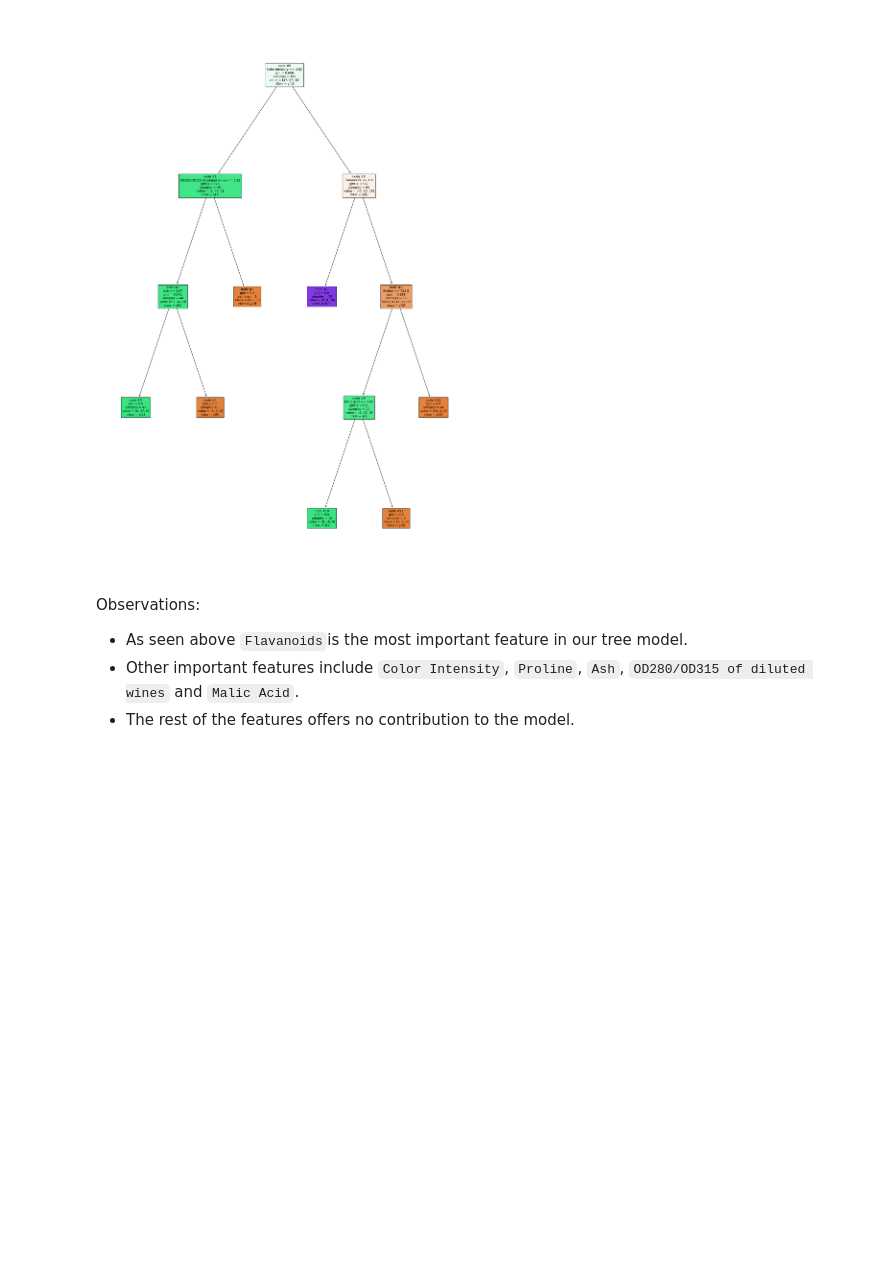
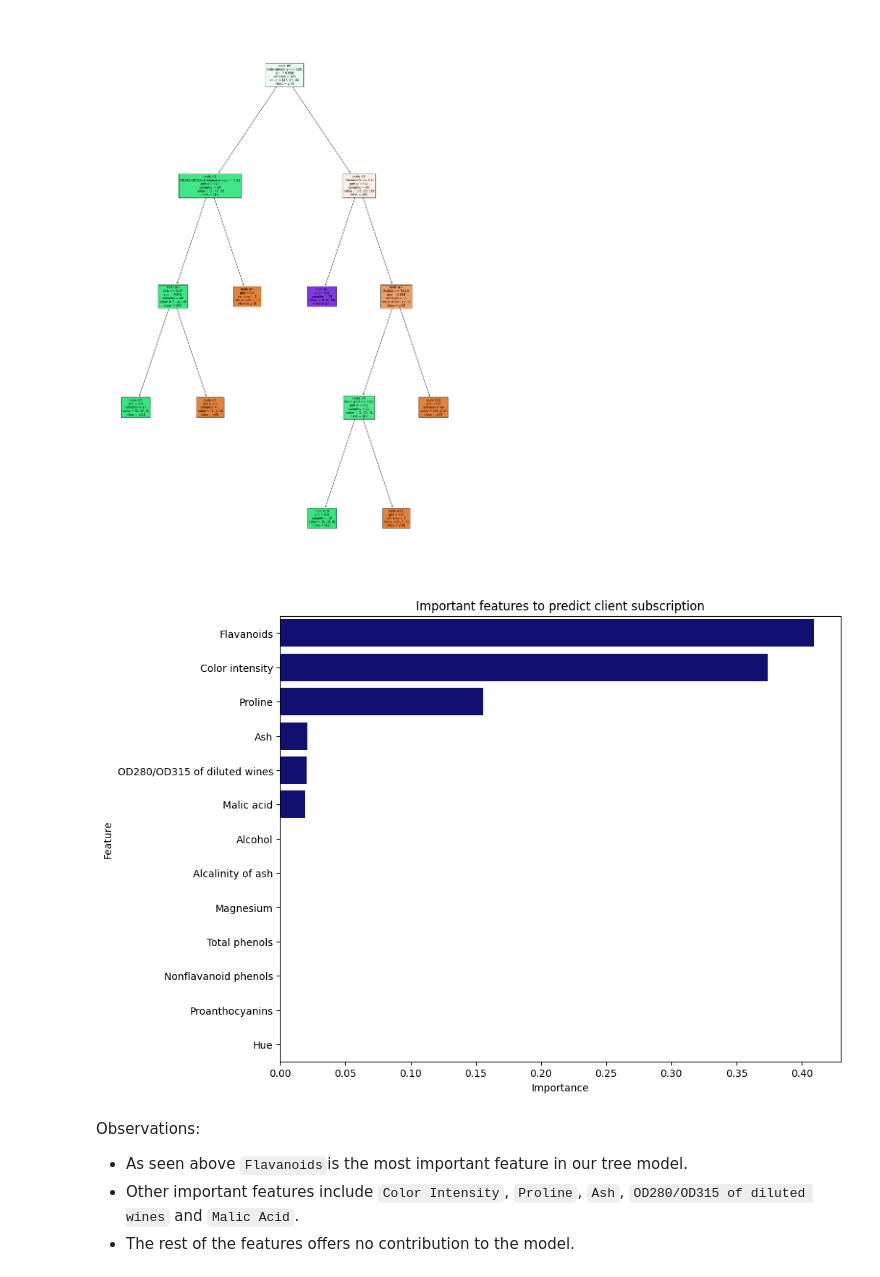
Before and after one commit to nadiaverdha/MachineLearningEx1, a Jupyter notebook: Ex1_wine.ipynb, the cells around one changed output. Cells and saved outputs as stored; diff of their text form; code cells hidden in the pictures; blank space fills up the shorter version.

```diff
--- a/Ex1_wine.ipynb
+++ b/Ex1_wine.ipynb
@@ -335,6 +335,10 @@ def plot_features(model):
     clrs = ['navy']
     sns.barplot(y=idx,x=values,palette=clrs).set(title='Important features to predict client subscription')
     plt.show()
+# %%
+plot_features(tree_1)
+# %% [output]
+[figure, added]
 # %% [markdown]
 Observations:
 - As seen above `Flavanoids`is the most important feature in our tree model.
```
Also changed, not shown: parts of 17 cells of this notebook.
